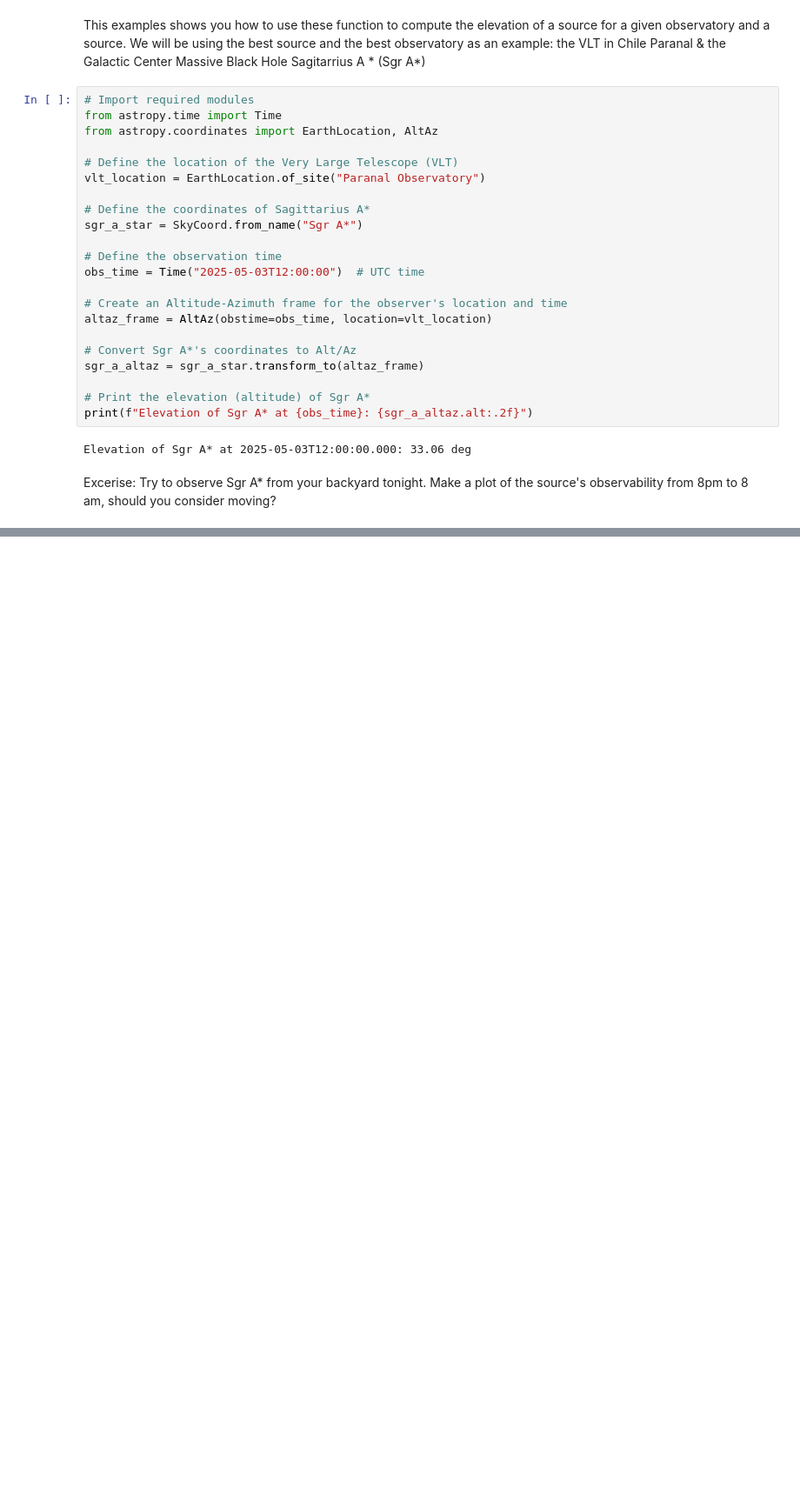
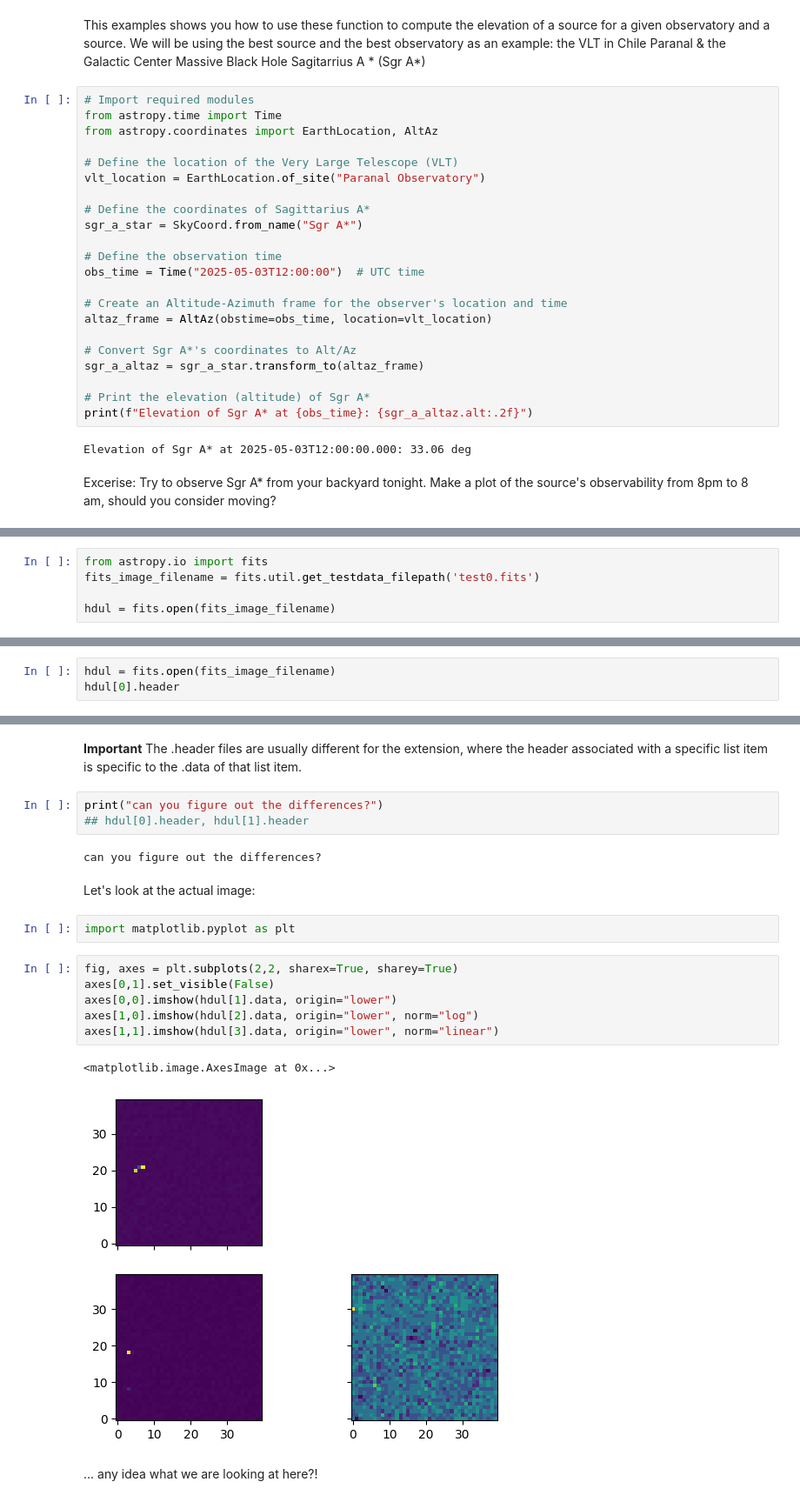
Before and after one commit to CITA/CTA200H, a Jupyter notebook: lecture_10_astropy/introduction_to_astropy.ipynb, the cells around one changed output, grey strips where cells are left out. Shown: that part at 87% size. Saved outputs shown, nothing was run; the diff lists cells and outputs as text; blank space fills up the shorter version.

Commit message:
added a bit more on fits headers and astropy.time

```diff
--- a/lecture_10_astropy/introduction_to_astropy.ipynb
+++ b/lecture_10_astropy/introduction_to_astropy.ipynb
@@ -328,0 +413,5 @@ Excerise: Try to observe Sgr A* from your backyard tonight. Make a plot of the s
+# %%
+from astropy.io import fits
+fits_image_filename = fits.util.get_testdata_filepath('test0.fits')
+
+hdul = fits.open(fits_image_filename)
@@ -328,0 +432,3 @@ Excerise: Try to observe Sgr A* from your backyard tonight. Make a plot of the s
+# %%
+hdul = fits.open(fits_image_filename)
+hdul[0].header
@@ -328,0 +484,22 @@ Excerise: Try to observe Sgr A* from your backyard tonight. Make a plot of the s
+# %% [markdown]
+**Important** The .header files are usually different for the extension, where the header associated with a specific list item is specific to the .data of that list item.
+# %%
+print("can you figure out the differences?")
+## hdul[0].header, hdul[1].header
+# %% [output]
+can you figure out the differences?
+# %% [markdown]
+Let's look at the actual image:
+# %%
+import matplotlib.pyplot as plt
+# %%
+fig, axes = plt.subplots(2,2, sharex=True, sharey=True)
+axes[0,1].set_visible(False)
+axes[0,0].imshow(hdul[1].data, origin="lower")
+axes[1,0].imshow(hdul[2].data, origin="lower", norm="log")
+axes[1,1].imshow(hdul[3].data, origin="lower", norm="linear")
+# %% [output]
+<matplotlib.image.AxesImage at 0x...>
+[figure, added]
+# %% [markdown]
+... any idea what we are looking at here?!
```
Also changed, not shown: parts of 22 cells of this notebook.
